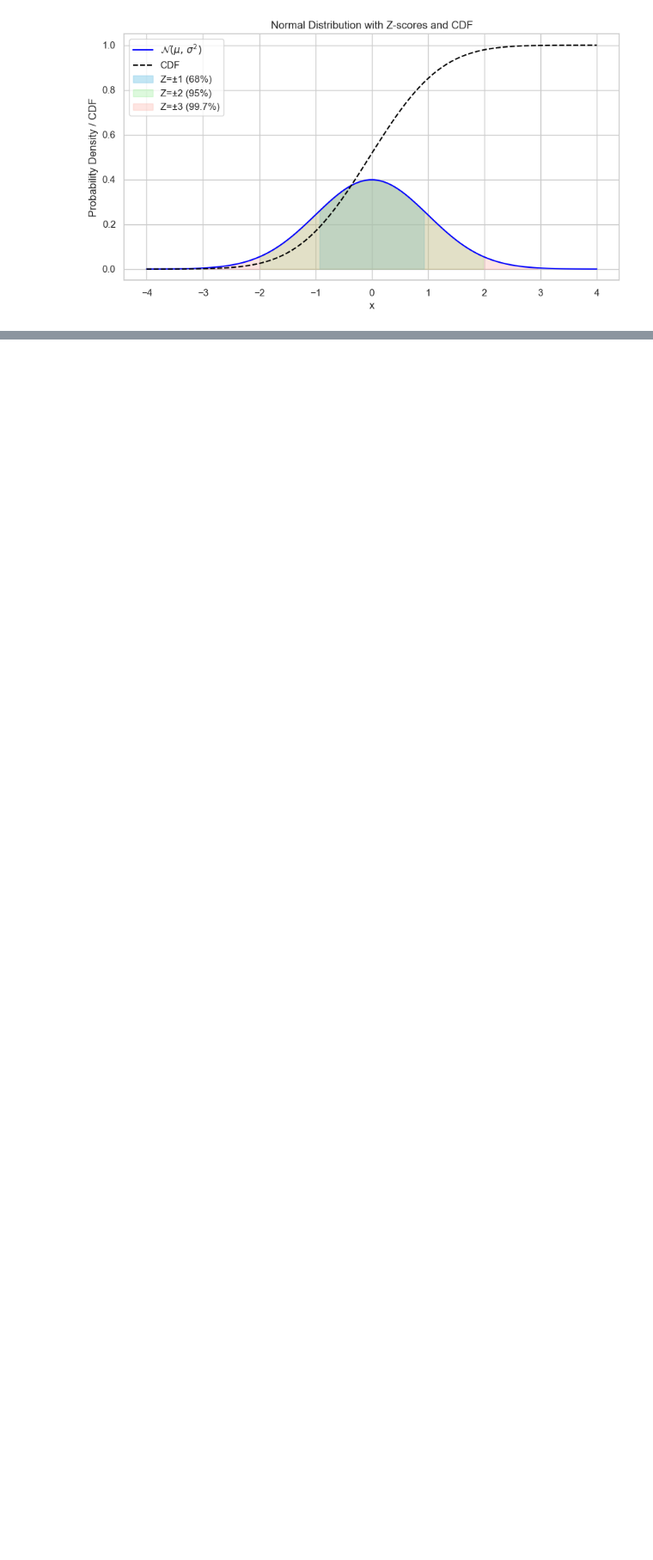
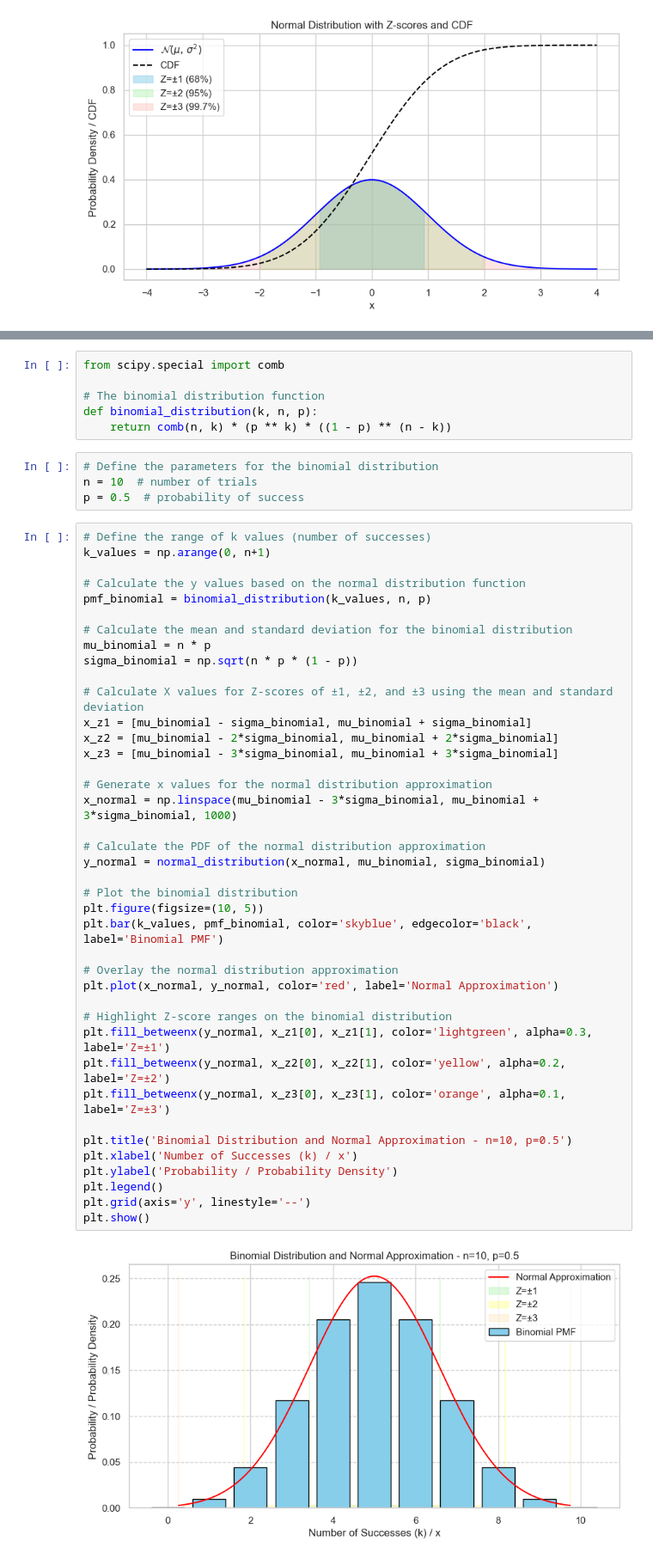
Before and after one commit to zaaath/deep-learning-book, a Jupyter notebook: ch3-probabilities-information-theory.ipynb, the cells around one changed output, grey strips where cells are left out. Shown at 86% size. Cells and saved outputs as stored; diff of their text form; blank space fills up the shorter version.

Commit message:
Add binomial distribution with normal approximation

```diff
--- a/ch3-probabilities-information-theory.ipynb
+++ b/ch3-probabilities-information-theory.ipynb
@@ -63,0 +70,52 @@ plt.show()
+# %%
+from scipy.special import comb
+
+# The binomial distribution function
+def binomial_distribution(k, n, p):
+    return comb(n, k) * (p ** k) * ((1 - p) ** (n - k))
+# %%
+# Define the parameters for the binomial distribution
+n = 10  # number of trials
+p = 0.5  # probability of success
+# %%
+# Define the range of k values (number of successes)
+k_values = np.arange(0, n+1)
+
+# Calculate the y values based on the normal distribution function
+pmf_binomial = binomial_distribution(k_values, n, p)
+
+# Calculate the mean and standard deviation for the binomial distribution
+mu_binomial = n * p
+sigma_binomial = np.sqrt(n * p * (1 - p))
+
+# Calculate X values for Z-scores of ±1, ±2, and ±3 using the mean and standard deviation
+x_z1 = [mu_binomial - sigma_binomial, mu_binomial + sigma_binomial]
+x_z2 = [mu_binomial - 2*sigma_binomial, mu_binomial + 2*sigma_binomial]
+x_z3 = [mu_binomial - 3*sigma_binomial, mu_binomial + 3*sigma_binomial]
+
+# Generate x values for the normal distribution approximation
+x_normal = np.linspace(mu_binomial - 3*sigma_binomial, mu_binomial + 3*sigma_binomial, 1000)
+
+# Calculate the PDF of the normal distribution approximation
+y_normal = normal_distribution(x_normal, mu_binomial, sigma_binomial)
+
+# Plot the binomial distribution
+plt.figure(figsize=(10, 5))
+plt.bar(k_values, pmf_binomial, color='skyblue', edgecolor='black', label='Binomial PMF')
+
+# Overlay the normal distribution approximation
+plt.plot(x_normal, y_normal, color='red', label='Normal Approximation')
+
+# Highlight Z-score ranges on the binomial distribution
+plt.fill_betweenx(y_normal, x_z1[0], x_z1[1], color='lightgreen', alpha=0.3, label='Z=±1')
+plt.fill_betweenx(y_normal, x_z2[0], x_z2[1], color='yellow', alpha=0.2, label='Z=±2')
+plt.fill_betweenx(y_normal, x_z3[0], x_z3[1], color='orange', alpha=0.1, label='Z=±3')
+
+plt.title('Binomial Distribution and Normal Approximation - n=10, p=0.5')
+plt.xlabel('Number of Successes (k) / x')
+plt.ylabel('Probability / Probability Density')
+plt.legend()
+plt.grid(axis='y', linestyle='--')
+plt.show()
+# %% [output]
+[figure, added]
```
Also changed, not shown: parts of 3 cells of this notebook.
